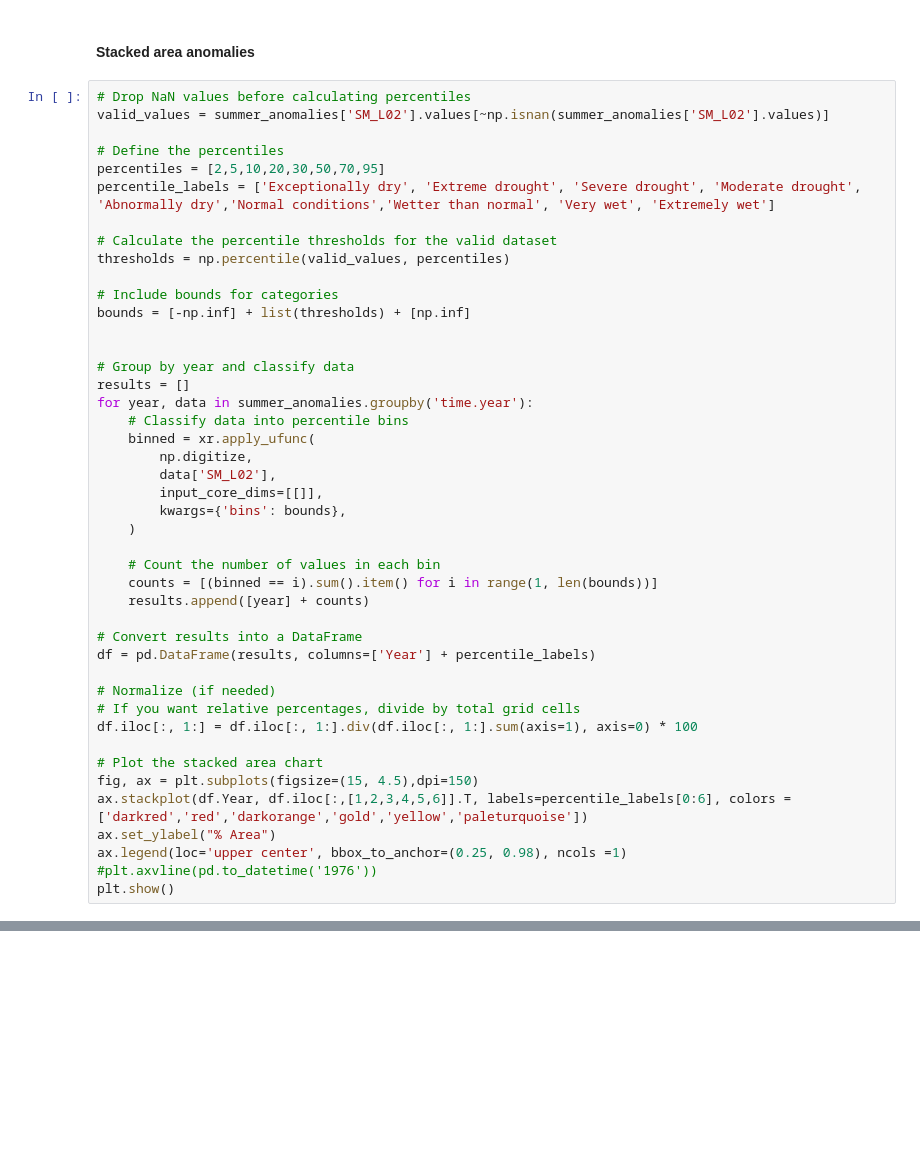
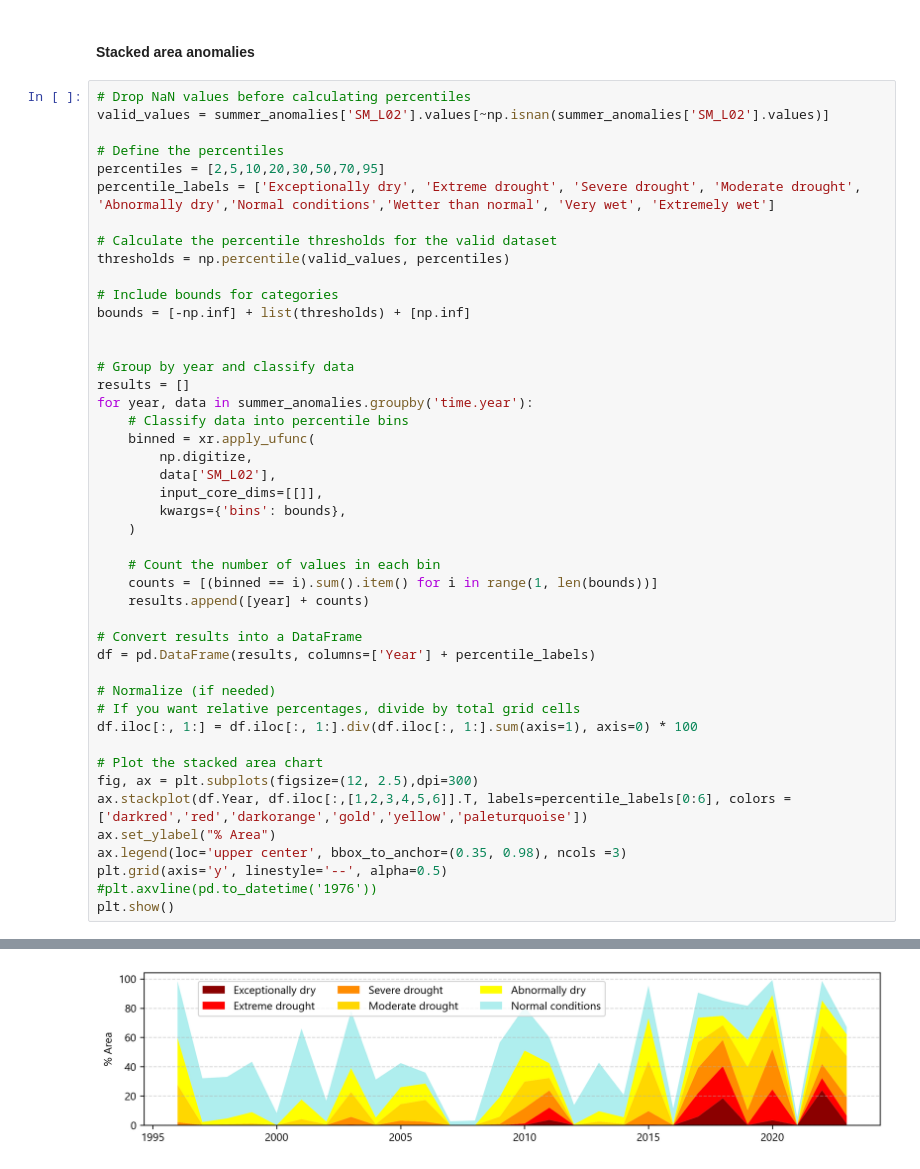
Before and after one commit to klekarkar/mHM_IO_dataprocessing, a Jupyter notebook: sm_anomaly_analysis.ipynb, the cells around one changed output, grey strips where cells are left out. Drawn from its saved outputs; the diff is of its cells as text; blank space fills up the shorter version.

```diff
--- a/sm_anomaly_analysis.ipynb
+++ b/sm_anomaly_analysis.ipynb
@@ -120,9 +120,11 @@ df = pd.DataFrame(results, columns=['Year'] + percentile_labels)
 df.iloc[:, 1:] = df.iloc[:, 1:].div(df.iloc[:, 1:].sum(axis=1), axis=0) * 100
 
 # Plot the stacked area chart
-fig, ax = plt.subplots(figsize=(15, 4.5),dpi=150)
+fig, ax = plt.subplots(figsize=(12, 2.5),dpi=300)
 ax.stackplot(df.Year, df.iloc[:,[1,2,3,4,5,6]].T, labels=percentile_labels[0:6], colors = ['darkred','red','darkorange','gold','yellow','paleturquoise'])
 ax.set_ylabel("% Area")
-ax.legend(loc='upper center', bbox_to_anchor=(0.25, 0.98), ncols =1)
+ax.legend(loc='upper center', bbox_to_anchor=(0.35, 0.98), ncols =3)
+plt.grid(axis='y', linestyle='--', alpha=0.5)
 #plt.axvline(pd.to_datetime('1976'))
 plt.show()
+# %% [output]
@@ -128,0 +148 @@ plt.show()
+[figure, added]
```
Also changed, not shown: parts of 3 cells of this notebook, 5 other files.
